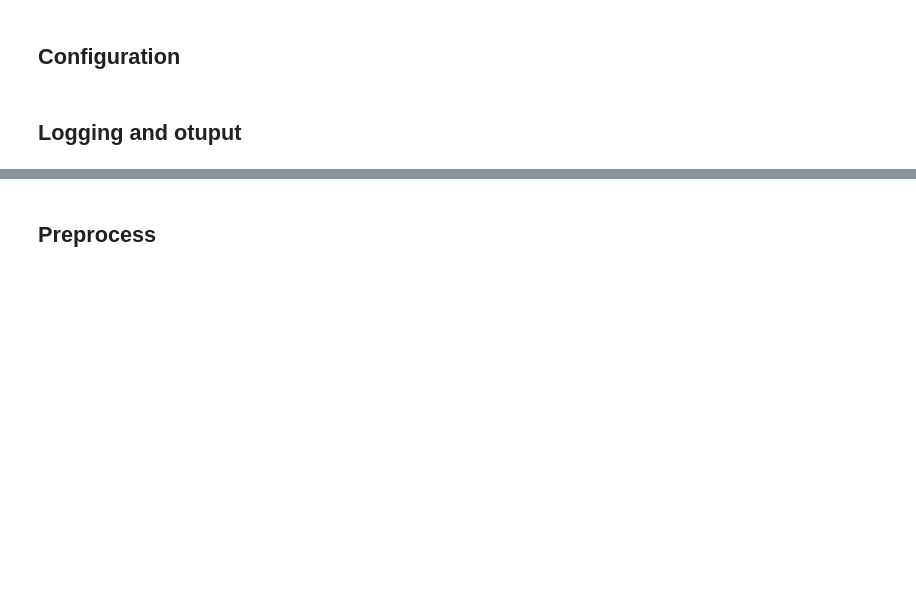
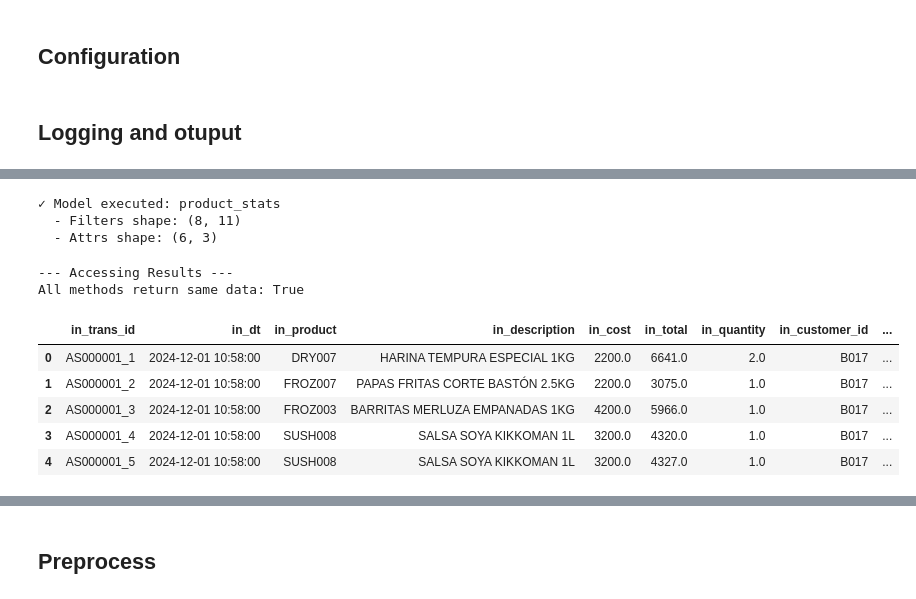
Before and after one commit to Brownbull/khujta_ai_business, a Jupyter notebook: play.ipynb, the cells around one changed output, grey strips where cells are left out. Saved outputs shown, nothing was run; the diff lists cells and outputs as text; code cells hidden in the pictures; blank space fills up the shorter version.

```diff
--- a/play.ipynb
+++ b/play.ipynb
@@ -64,0 +140,41 @@ os.makedirs(out_path, exist_ok=True)
+# %%
+# Step 5: Create ModelExecutor and execute
+executor = ModelExecutor(cfg_product)
+results = executor.execute(ctx, input_dataset_name='preprocessed')
+
+print(f"\n✓ Model executed: {executor.model_name}")
+print(f"  - Filters shape: {results['filters'].shape}")
+print(f"  - Attrs shape: {results['attrs'].shape if results['attrs'] is not None else 'None'}")
+# %% [output]
+✓ Model executed: product_stats
+  - Filters shape: (8, 11)
+  - Attrs shape: (6, 3)
+# %%
+# Step 6: Access results from context (multiple ways)
+print("\n--- Accessing Results ---")
+
+# Method 1: Direct from results dictionary
+filters_df = results['filters']
+attrs_df = results['attrs']
+
+# Method 2: From context by dataset name
+filters_from_ctx = ctx.get_dataset('product_stats_filters')
+attrs_from_ctx = ctx.get_dataset('product_stats_attrs')
+
+# Method 3: Convenience methods
+filters_method = ctx.get_model_filters('product_stats')
+attrs_method = ctx.get_model_attrs('product_stats')
+
+print(f"All methods return same data: {filters_df.equals(filters_from_ctx) and filters_df.equals(filters_method)}")
+# %% [output]
+--- Accessing Results ---
+All methods return same data: True
+# %%
+ctx.get_model_filters('product_stats').head()
+# %% [output]
+|  | in_trans_id | in_dt | in_product | in_description | in_cost | in_total | in_quantity | in_customer_id | ... |
+| 0 | AS000001_1 | 2024-12-01 10:58:00 | DRY007 | HARINA TEMPURA ESPECIAL 1KG | 2200.0 | 6641.0 | 2.0 | B017 | ... |
+| 1 | AS000001_2 | 2024-12-01 10:58:00 | FROZ007 | PAPAS FRITAS CORTE BASTÓN 2.5KG | 2200.0 | 3075.0 | 1.0 | B017 | ... |
+| 2 | AS000001_3 | 2024-12-01 10:58:00 | FROZ003 | BARRITAS MERLUZA EMPANADAS 1KG | 4200.0 | 5966.0 | 1.0 | B017 | ... |
+| 3 | AS000001_4 | 2024-12-01 10:58:00 | SUSH008 | SALSA SOYA KIKKOMAN 1L | 3200.0 | 4320.0 | 1.0 | B017 | ... |
+| 4 | AS000001_5 | 2024-12-01 10:58:00 | SUSH008 | SALSA SOYA KIKKOMAN 1L | 3200.0 | 4327.0 | 1.0 | B017 | ... |
```
Also changed, not shown: parts of 21 cells of this notebook, 13 other files.
